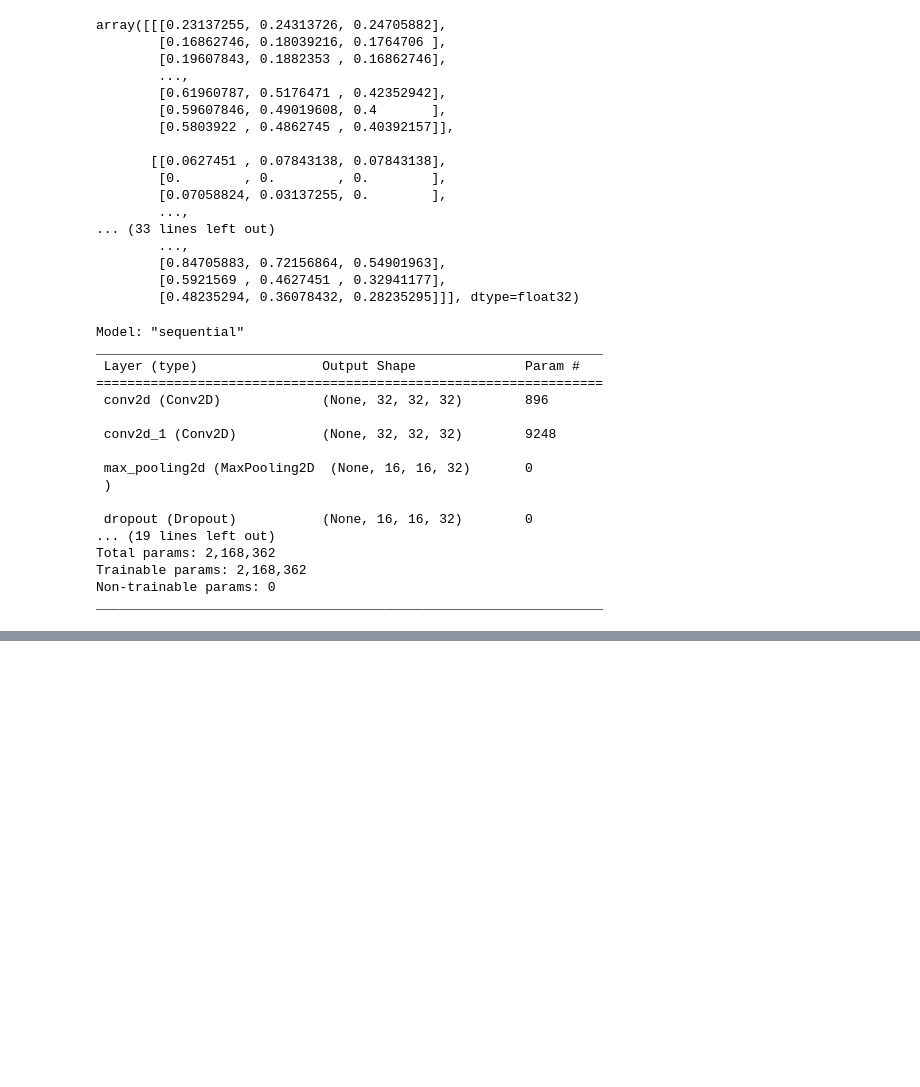
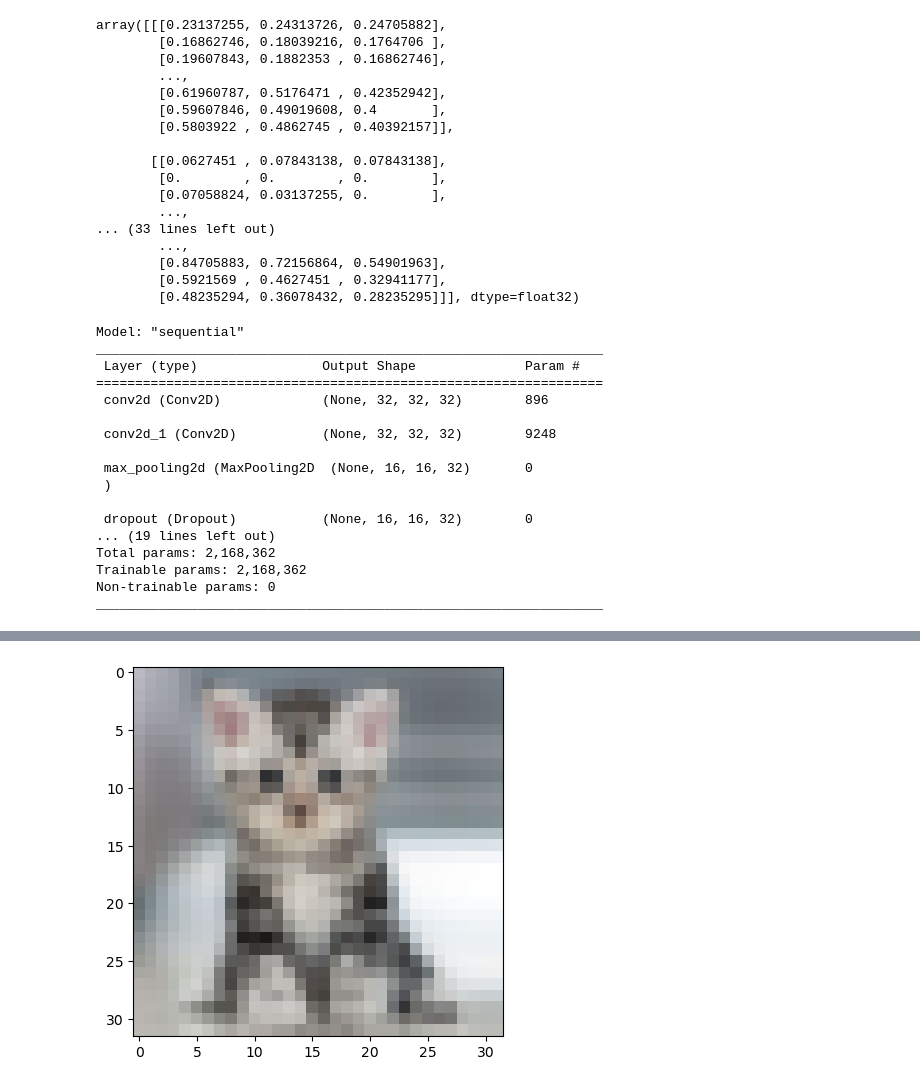
Before and after one commit to DWhite933/Lab11-Deep-Learning, a Jupyter notebook: imagereconition.ipynb, the cells around one changed output, grey strips where cells are left out. Drawn from its saved outputs; the diff is of its cells as text; code cells hidden in the pictures; blank space fills up the shorter version.

```diff
--- a/imagereconition.ipynb
+++ b/imagereconition.ipynb
@@ -186,2 +180,4 @@ model.evaluate(x_test, y_test_one_hot)[1]
 # %%
 model.save('my_cifar10_model.h5')
+# %%
+my_image = plt.imread("cat.jpg")
@@ -187,0 +186,6 @@ model.save('my_cifar10_model.h5')
+# %%
+my_image_resized = resize(my_image, (32,32,3))
+# %%
+img = plt.imshow(my_image_resized)
+# %% [output]
+[figure, added]
```
Also changed, not shown: parts of 13 cells of this notebook, 1 other file.
